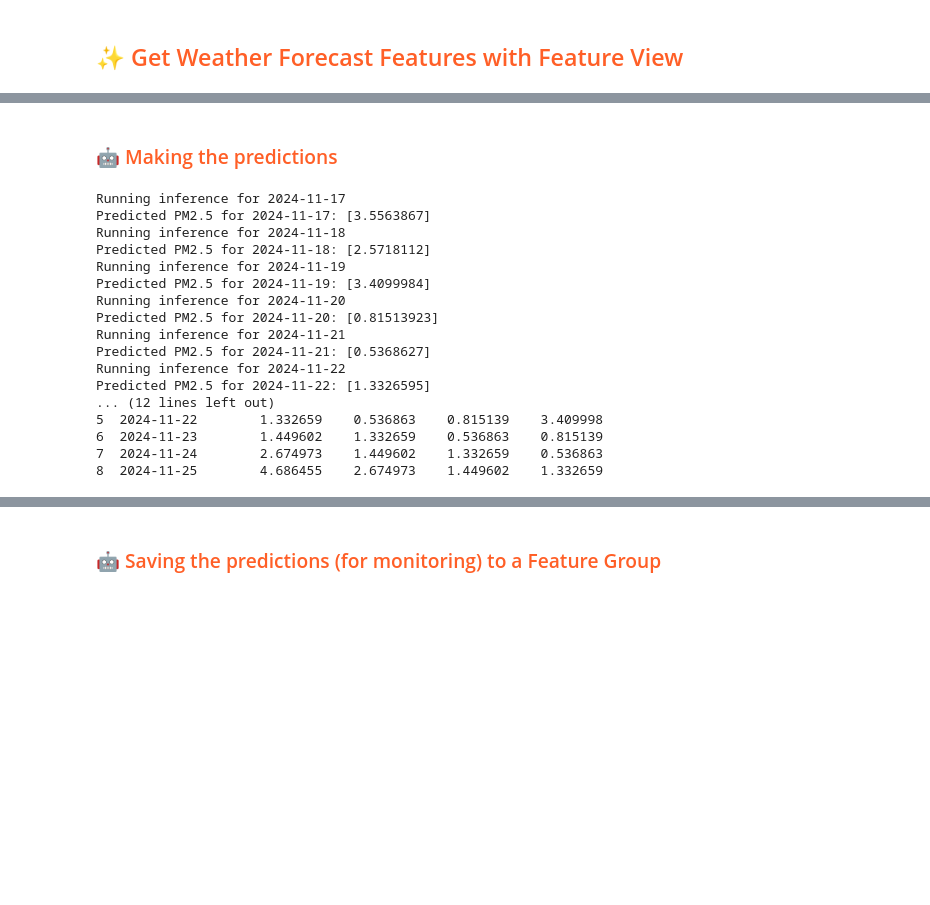
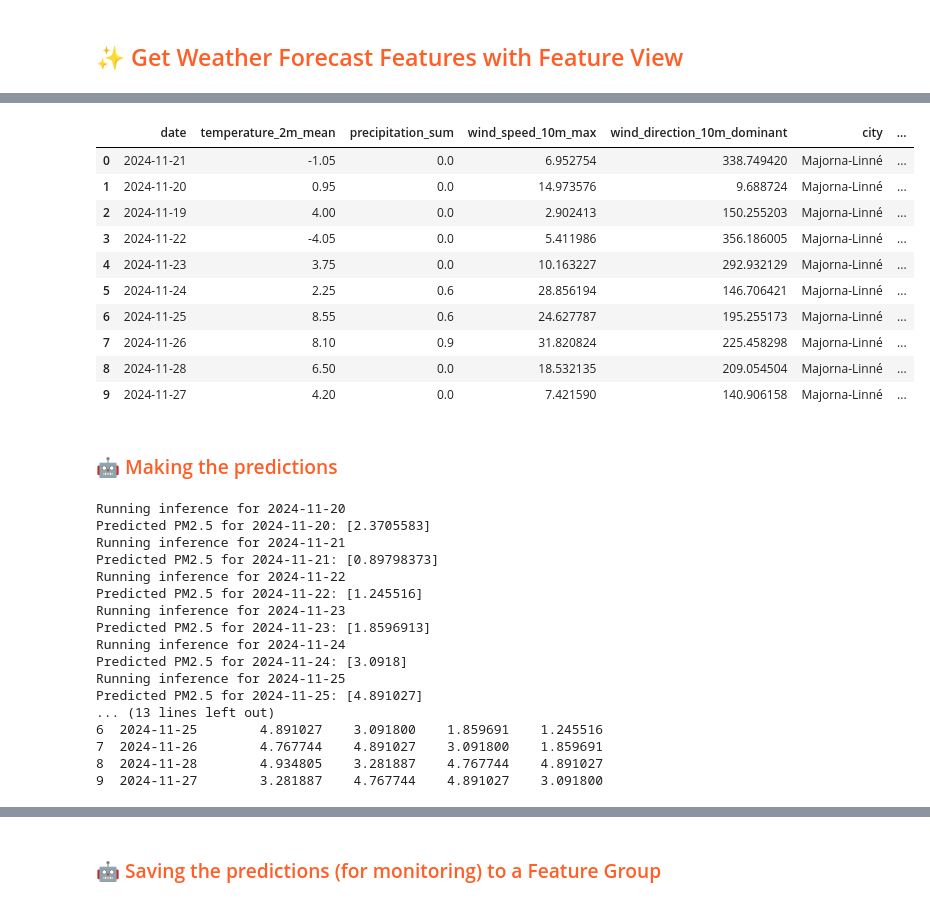
Before and after one commit to kolumbuslindh/mlfs-book, a Jupyter notebook: notebooks/ch03/4_air_quality_batch_inference.ipynb, the cells around one changed output, grey strips where cells are left out. Saved outputs shown, nothing was run; the diff lists cells and outputs as text; code cells hidden in the pictures; blank space fills up the shorter version.

```diff
--- a/notebooks/ch03/4_air_quality_batch_inference.ipynb
+++ b/notebooks/ch03/4_air_quality_batch_inference.ipynb
@@ -164,8 +173,23 @@ IndexError: index 0 is out of bounds for axis 0 with size 0
+# %%
+batch_data
+# %% [output]
+|  | date | temperature_2m_mean | precipitation_sum | wind_speed_10m_max | wind_direction_10m_dominant | city | ... |
+| 0 | 2024-11-21 | -1.05 | 0.0 | 6.952754 | 338.749420 | Majorna-Linné | ... |
+| 1 | 2024-11-20 | 0.95 | 0.0 | 14.973576 | 9.688724 | Majorna-Linné | ... |
+| 2 | 2024-11-19 | 4.00 | 0.0 | 2.902413 | 150.255203 | Majorna-Linné | ... |
+| 3 | 2024-11-22 | -4.05 | 0.0 | 5.411986 | 356.186005 | Majorna-Linné | ... |
+| 4 | 2024-11-23 | 3.75 | 0.0 | 10.163227 | 292.932129 | Majorna-Linné | ... |
+| 5 | 2024-11-24 | 2.25 | 0.6 | 28.856194 | 146.706421 | Majorna-Linné | ... |
+| 6 | 2024-11-25 | 8.55 | 0.6 | 24.627787 | 195.255173 | Majorna-Linné | ... |
+| 7 | 2024-11-26 | 8.10 | 0.9 | 31.820824 | 225.458298 | Majorna-Linné | ... |
+| 8 | 2024-11-28 | 6.50 | 0.0 | 18.532135 | 209.054504 | Majorna-Linné | ... |
+| 9 | 2024-11-27 | 4.20 | 0.0 | 7.421590 | 140.906158 | Majorna-Linné | ... |
 # %% [markdown]
 ### <span style="color:#ff5f27;">🤖 Making the predictions</span>
 # %%
 # Run inference for each day sequentially, starting from the first day
-for i in range(len(batch_data)):
+for i in range(len(batch_data)-1):
+    #print(f"Running inference for day {i+1}")
     current_day = today_date + datetime.timedelta(days=i+1)  # Current day (start with tomorrow)
     tomorrow = today_date + datetime.timedelta(days=i+2)  # Day after tomorrow
 
@@ -192,23 +216,23 @@ for i in range(len(batch_data)):
 # Show the final predictions and lag columns
 print(batch_data[['date', 'predicted_pm25', 'pm25_lag_1', 'pm25_lag_2', 'pm25_lag_3']])
 # %% [output]
-Running inference for 2024-11-17
-Predicted PM2.5 for 2024-11-17: [3.5563867]
-Running inference for 2024-11-18
-Predicted PM2.5 for 2024-11-18: [2.5718112]
-Running inference for 2024-11-19
-Predicted PM2.5 for 2024-11-19: [3.4099984]
 Running inference for 2024-11-20
-Predicted PM2.5 for 2024-11-20: [0.81513923]
+Predicted PM2.5 for 2024-11-20: [2.3705583]
 Running inference for 2024-11-21
-Predicted PM2.5 for 2024-11-21: [0.5368627]
+Predicted PM2.5 for 2024-11-21: [0.89798373]
 Running inference for 2024-11-22
-Predicted PM2.5 for 2024-11-22: [1.3326595]
-... (12 lines left out)
-5  2024-11-22        1.332659    0.536863    0.815139    3.409998
-6  2024-11-23        1.449602    1.332659    0.536863    0.815139
-7  2024-11-24        2.674973    1.449602    1.332659    0.536863
-8  2024-11-25        4.686455    2.674973    1.449602    1.332659
+Predicted PM2.5 for 2024-11-22: [1.245516]
+Running inference for 2024-11-23
+Predicted PM2.5 for 2024-11-23: [1.8596913]
+Running inference for 2024-11-24
+Predicted PM2.5 for 2024-11-24: [3.0918]
+Running inference for 2024-11-25
+Predicted PM2.5 for 2024-11-25: [4.891027]
+... (13 lines left out)
+6  2024-11-25        4.891027    3.091800    1.859691    1.245516
+7  2024-11-26        4.767744    4.891027    3.091800    1.859691
+8  2024-11-28        4.934805    3.281887    4.767744    4.891027
+9  2024-11-27        3.281887    4.767744    4.891027    3.091800
 # %%
 batch_data.info()
 # %% [output]
```
Also changed, not shown: parts of 15 cells of this notebook, 1 other file.
